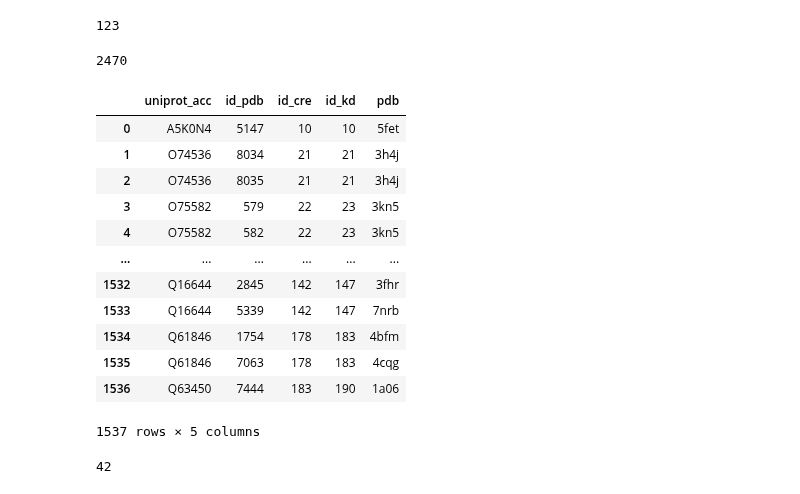
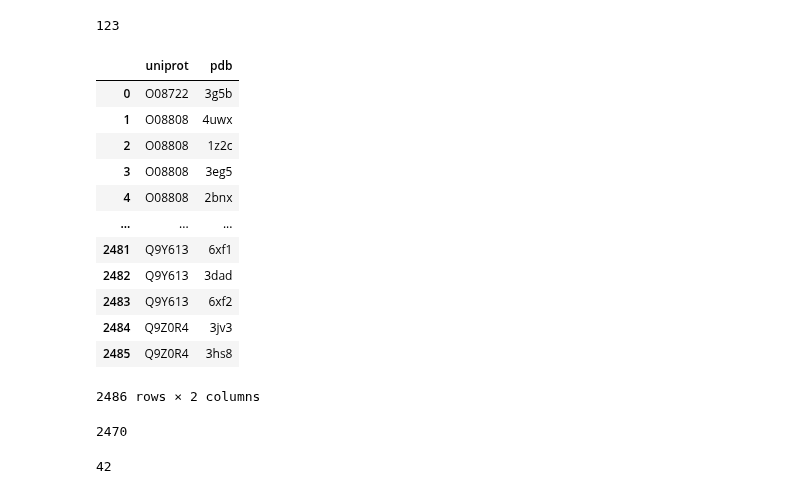
Before and after one commit to alvaro-2/cis-reg, a Jupyter notebook: scripts/interatomic_distances.ipynb, the cells around one changed output. Saved outputs shown, nothing was run; the diff lists cells and outputs as text; code cells hidden in the pictures.

```diff
--- a/scripts/interatomic_distances.ipynb
+++ b/scripts/interatomic_distances.ipynb
@@ -10,6 +11,24 @@ uniprot_pdb = pd.read_csv('../datasets/uniprot_pdb.tsv', sep= '\t')
 uniprot_pdb.uniprot_acc.nunique()
 # %% [output]
 123
+# %%
+uniprot_pdb = uniprot_pdb[['uniprot_acc', 'pdb']].drop_duplicates()
+uniprot_pdb.rename(columns= {'uniprot_acc': 'uniprot'}, inplace= True)
+uniprot_pdb
+# %% [output]
+|  | uniprot | pdb |
+| 0 | O08722 | 3g5b |
+| 1 | O08808 | 4uwx |
+| 2 | O08808 | 1z2c |
+| 3 | O08808 | 3eg5 |
+| 4 | O08808 | 2bnx |
+| ... | ... | ... |
+| 2481 | Q9Y613 | 6xf1 |
+| 2482 | Q9Y613 | 3dad |
+| 2483 | Q9Y613 | 6xf2 |
+| 2484 | Q9Z0R4 | 3jv3 |
+| 2485 | Q9Z0R4 | 3hs8 |
+2486 rows × 2 columns
 # %%
 uniprot_pdb.pdb.nunique()
 # %% [output]
@@ -21,19 +39,5 @@ kinases = pd.read_csv('../datasets/kinases.tsv', sep= '\t')
 # %%
-# Table with pdb ids of kinases containing CREs dataset
-pdbs_kd_cre = pd.read_csv('../datasets/pdbs_kd_cre.tsv', sep= '\t')
-pdbs_kd_cre
+# # Table with pdb ids of kinases containing CREs dataset
+# pdbs_kd_cre = pd.read_csv('../datasets/pdbs_kd_cre.tsv', sep= '\t')
+# pdbs_kd_cre
-# %% [output]
-|  | uniprot_acc | id_pdb | id_cre | id_kd | pdb |
-| 0 | A5K0N4 | 5147 | 10 | 10 | 5fet |
-| 1 | O74536 | 8034 | 21 | 21 | 3h4j |
-| 2 | O74536 | 8035 | 21 | 21 | 3h4j |
-| 3 | O75582 | 579 | 22 | 23 | 3kn5 |
-| 4 | O75582 | 582 | 22 | 23 | 3kn5 |
-| ... | ... | ... | ... | ... | ... |
-| 1532 | Q16644 | 2845 | 142 | 147 | 3fhr |
-| 1533 | Q16644 | 5339 | 142 | 147 | 7nrb |
-| 1534 | Q61846 | 1754 | 178 | 183 | 4bfm |
-| 1535 | Q61846 | 7063 | 178 | 183 | 4cqg |
-| 1536 | Q63450 | 7444 | 183 | 190 | 1a06 |
-1537 rows × 5 columns
 # %%
```
Also changed, not shown: parts of 15 cells of this notebook.
